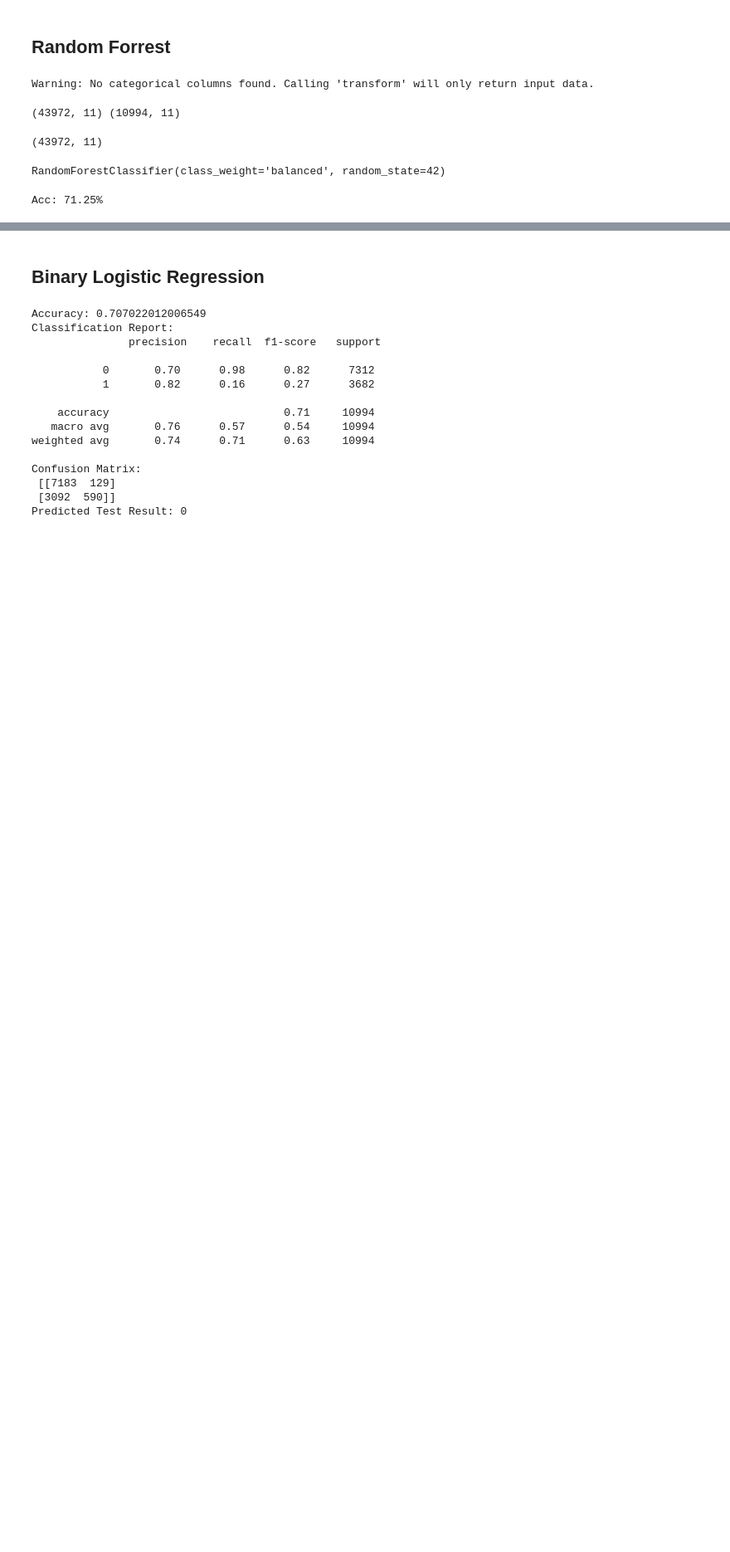
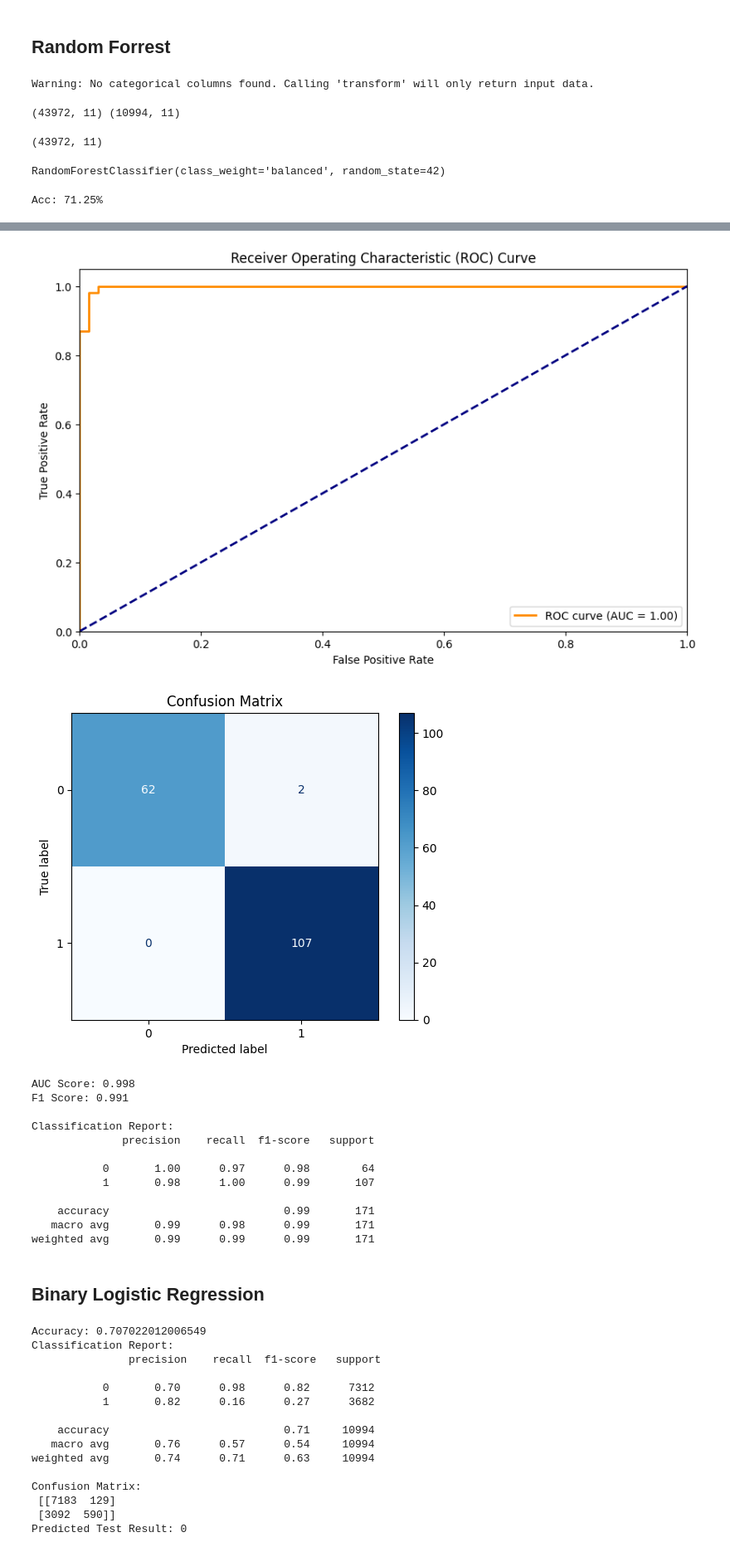
Before and after one commit to WinstonBudi/MY-DAC-Curriculum, a Jupyter notebook: Internal Project/Project 2.ipynb, the cells around one changed output, grey strips where cells are left out. Shown at 83% size. Drawn from its saved outputs; the diff is of its cells as text; code cells hidden in the pictures; blank space fills up the shorter version.

```diff
--- a/Internal Project/Project 2.ipynb
+++ b/Internal Project/Project 2.ipynb
@@ -142,3 +188,55 @@ Acc: 71.25%
+# %%
+# Get prediction probabilities
+y_pred_proba = model.predict_proba(x_test_scaled)[:, 1]
+
+# Calculate ROC curve and AUC
+fpr, tpr, _ = roc_curve(y_test, y_pred_proba)
+roc_auc = auc(fpr, tpr)
+
+# Plot ROC curve
+plt.figure(figsize=(10, 6))
+plt.plot(fpr, tpr, color='darkorange', lw=2, label=f'ROC curve (AUC = {roc_auc:.2f})')
+plt.plot([0, 1], [0, 1], color='navy', lw=2, linestyle='--')
+plt.xlim([0.0, 1.0])
+plt.ylim([0.0, 1.05])
+plt.xlabel('False Positive Rate')
+plt.ylabel('True Positive Rate')
+plt.title('Receiver Operating Characteristic (ROC) Curve')
+plt.legend(loc="lower right")
+plt.show()
+
+# Create and plot confusion matrix
+cm = confusion_matrix(y_test, y_pred)
+disp = ConfusionMatrixDisplay(confusion_matrix=cm, display_labels=model.classes_)
+disp.plot(cmap=plt.cm.Blues)
+plt.title('Confusion Matrix')
+plt.show()
+
+# Calculate F1 score
+f1 = f1_score(y_test, y_pred)
+
+# Print AUC score
+print(f'AUC Score: {roc_auc:.3f}')
+print(f'F1 Score: {f1:.3f}')
+
+# Print Classification Report
+print("\nClassification Report:")
+print(classification_report(y_test, y_pred))
+# %% [output]
+[figure, added]
+[figure, added]
+AUC Score: 0.998
+F1 Score: 0.991
+
+Classification Report:
+              precision    recall  f1-score   support
+
+           0       1.00      0.97      0.98        64
+           1       0.98      1.00      0.99       107
+
+    accuracy                           0.99       171
+   macro avg       0.99      0.98      0.99       171
+weighted avg       0.99      0.99      0.99       171
 # %% [markdown]
 ## Binary Logistic Regression
 # %%
```
Also changed, not shown: parts of 1 cell of this notebook.
